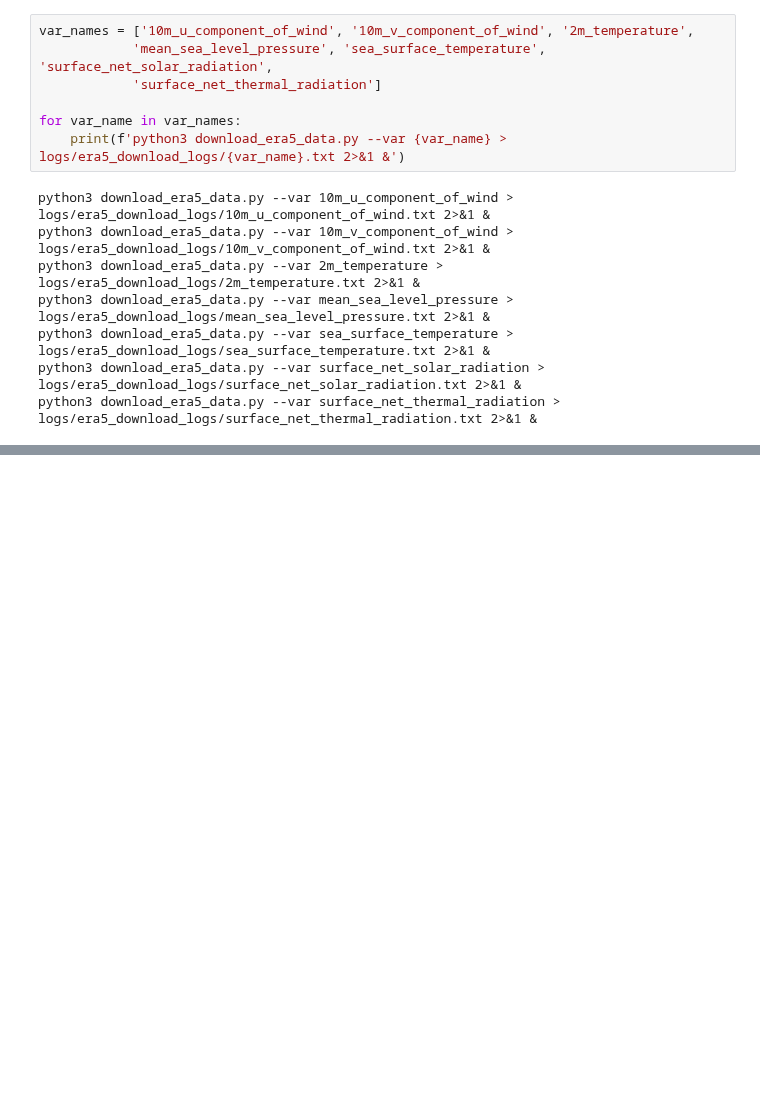
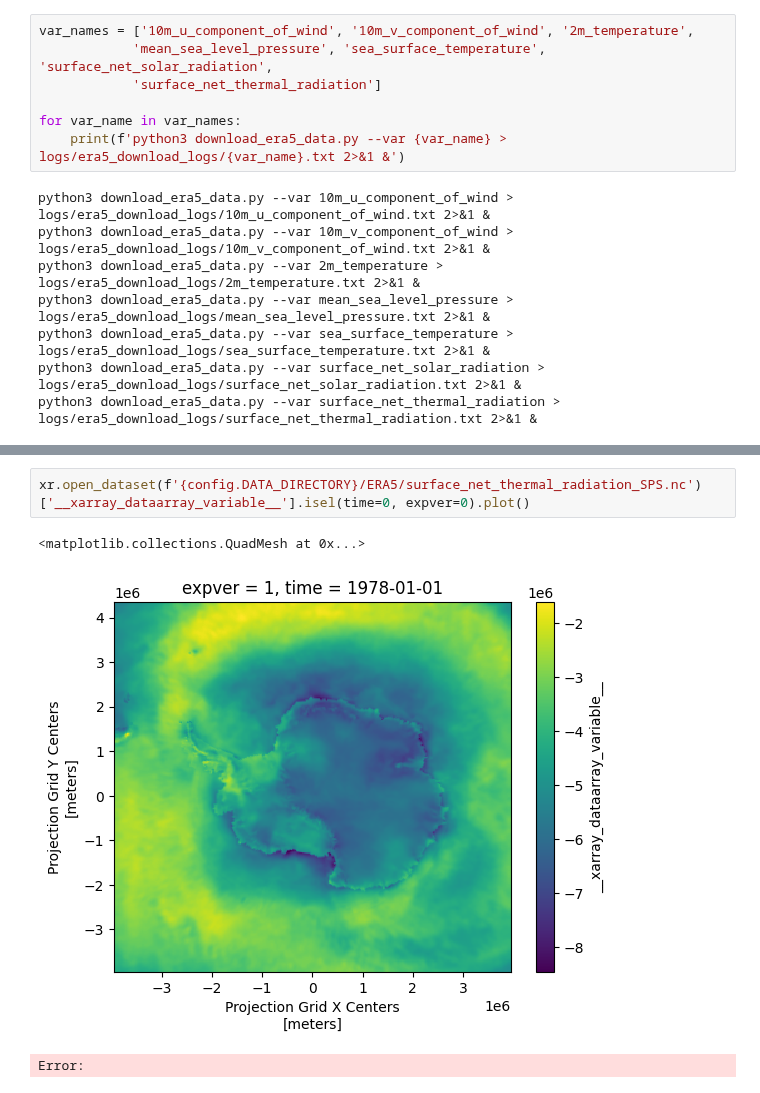
Before and after one commit to ychnli/sicpred, a Jupyter notebook: notebooks/prepdata.ipynb, the cells around one changed output, grey strips where cells are left out. Drawn from its saved outputs; the diff is of its cells as text; blank space fills up the shorter version.

```diff
--- a/notebooks/prepdata.ipynb
+++ b/notebooks/prepdata.ipynb
@@ -120,0 +152,6 @@ Attributes: (12/23)
+# %%
+xr.open_dataset(f'{config.DATA_DIRECTORY}/ERA5/surface_net_thermal_radiation_SPS.nc')['__xarray_dataarray_variable__'].isel(time=0, expver=0).plot()
+# %% [output]
+<matplotlib.collections.QuadMesh at 0x...>
+[figure, added]
+Error:
```
Also changed, not shown: parts of 10 cells of this notebook, 3 other files.
